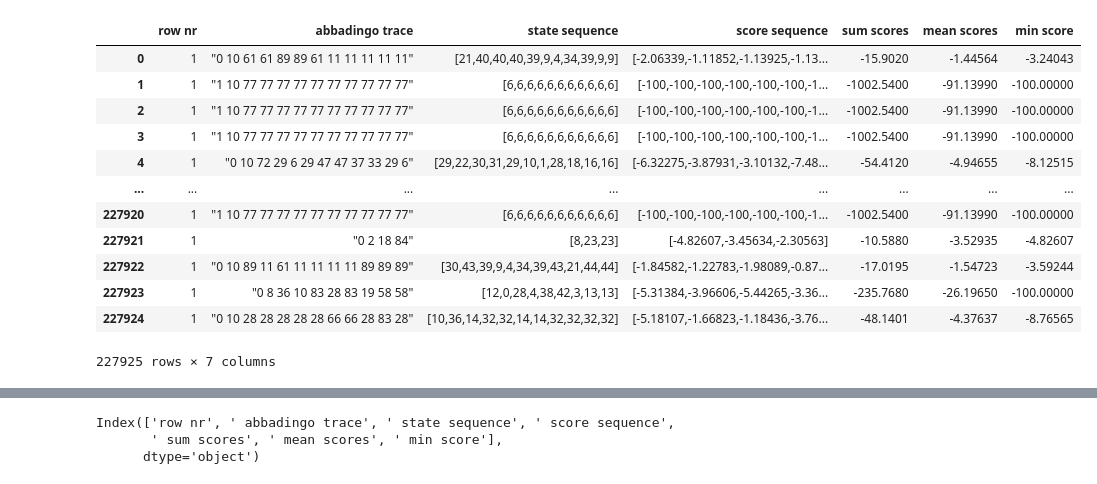
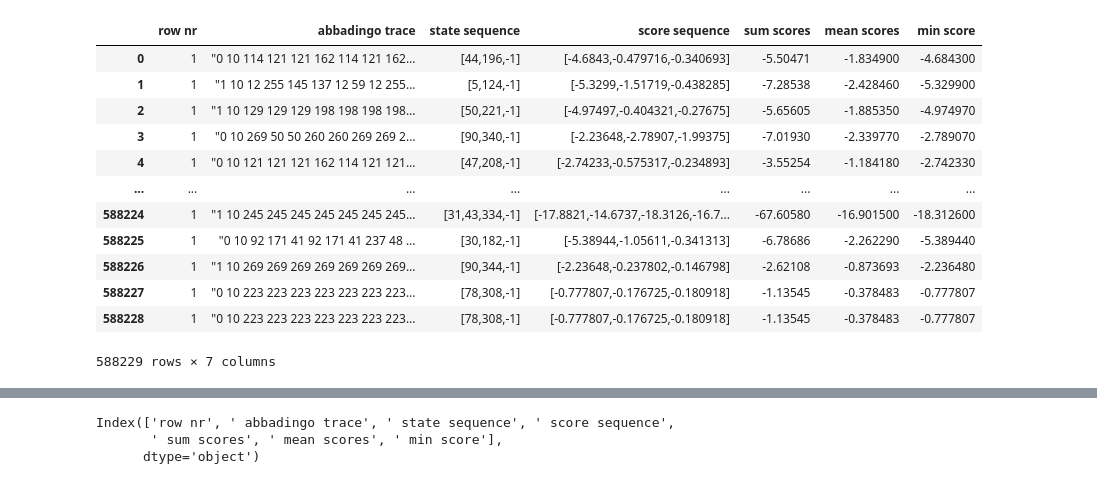
Before and after one commit to tudelft-cda-lab/FlexFringe, a Jupyter notebook: data/active_learning/test_nn_queries/BGL_network/evaluate_distilled_model_results.ipynb, the cells around one changed output, grey strips where cells are left out. Cells and saved outputs as stored; diff of their text form; code cells hidden in the pictures.

```diff
--- a/data/active_learning/test_nn_queries/BGL_network/evaluate_distilled_model_results.ipynb
+++ b/data/active_learning/test_nn_queries/BGL_network/evaluate_distilled_model_results.ipynb
@@ -25,26 +24,26 @@ X_test.dat                            y_test.txt
 # %%
 import pandas as pd
 import pickle as pk
 
 label_file = "data/y_test.txt"
-results_file = "nn_connector_model.py.ff.final.json.result"
+results_file = "model.3.after_refs.json.result"
 
 df = pd.read_csv(results_file, delimiter=";")
 df
 # %% [output]
 |  | row nr | abbadingo trace | state sequence | score sequence | sum scores | mean scores | min score |
-| 0 | 1 | "0 10 61 61 89 89 61 11 11 11 11 11" | [21,40,40,40,39,9,4,34,39,9,9] | [-2.06339,-1.11852,-1.13925,-1.13... | -15.9020 | -1.44564 | -3.24043 |
-| 1 | 1 | "1 10 77 77 77 77 77 77 77 77 77 77" | [6,6,6,6,6,6,6,6,6,6,6] | [-100,-100,-100,-100,-100,-100,-1... | -1002.5400 | -91.13990 | -100.00000 |
-| 2 | 1 | "1 10 77 77 77 77 77 77 77 77 77 77" | [6,6,6,6,6,6,6,6,6,6,6] | [-100,-100,-100,-100,-100,-100,-1... | -1002.5400 | -91.13990 | -100.00000 |
-| 3 | 1 | "1 10 77 77 77 77 77 77 77 77 77 77" | [6,6,6,6,6,6,6,6,6,6,6] | [-100,-100,-100,-100,-100,-100,-1... | -1002.5400 | -91.13990 | -100.00000 |
-| 4 | 1 | "0 10 72 29 6 29 47 47 37 33 29 6" | [29,22,30,31,29,10,1,28,18,16,16] | [-6.32275,-3.87931,-3.10132,-7.48... | -54.4120 | -4.94655 | -8.12515 |
+| 0 | 1 | "0 10 114 121 121 162 114 121 162... | [44,196,-1] | [-4.6843,-0.479716,-0.340693] | -5.50471 | -1.834900 | -4.684300 |
+| 1 | 1 | "1 10 12 255 145 137 12 59 12 255... | [5,124,-1] | [-5.3299,-1.51719,-0.438285] | -7.28538 | -2.428460 | -5.329900 |
+| 2 | 1 | "1 10 129 129 129 198 198 198 198... | [50,221,-1] | [-4.97497,-0.404321,-0.27675] | -5.65605 | -1.885350 | -4.974970 |
+| 3 | 1 | "0 10 269 50 50 260 260 269 269 2... | [90,340,-1] | [-2.23648,-2.78907,-1.99375] | -7.01930 | -2.339770 | -2.789070 |
+| 4 | 1 | "0 10 121 121 121 162 114 121 121... | [47,208,-1] | [-2.74233,-0.575317,-0.234893] | -3.55254 | -1.184180 | -2.742330 |
 | ... | ... | ... | ... | ... | ... | ... | ... |
-| 227920 | 1 | "1 10 77 77 77 77 77 77 77 77 77 77" | [6,6,6,6,6,6,6,6,6,6,6] | [-100,-100,-100,-100,-100,-100,-1... | -1002.5400 | -91.13990 | -100.00000 |
-| 227921 | 1 | "0 2 18 84" | [8,23,23] | [-4.82607,-3.45634,-2.30563] | -10.5880 | -3.52935 | -4.82607 |
-| 227922 | 1 | "0 10 89 11 61 11 11 11 11 89 89 89" | [30,43,39,9,4,34,39,43,21,44,44] | [-1.84582,-1.22783,-1.98089,-0.87... | -17.0195 | -1.54723 | -3.59244 |
-| 227923 | 1 | "0 8 36 10 83 28 83 19 58 58" | [12,0,28,4,38,42,3,13,13] | [-5.31384,-3.96606,-5.44265,-3.36... | -235.7680 | -26.19650 | -100.00000 |
-| 227924 | 1 | "0 10 28 28 28 28 28 66 66 28 83 28" | [10,36,14,32,32,14,14,32,32,32,32] | [-5.18107,-1.66823,-1.18436,-3.76... | -48.1401 | -4.37637 | -8.76565 |
+| 588224 | 1 | "1 10 245 245 245 245 245 245 245... | [31,43,334,-1] | [-17.8821,-14.6737,-18.3126,-16.7... | -67.60580 | -16.901500 | -18.312600 |
+| 588225 | 1 | "0 10 92 171 41 92 171 41 237 48 ... | [30,182,-1] | [-5.38944,-1.05611,-0.341313] | -6.78686 | -2.262290 | -5.389440 |
+| 588226 | 1 | "1 10 269 269 269 269 269 269 269... | [90,344,-1] | [-2.23648,-0.237802,-0.146798] | -2.62108 | -0.873693 | -2.236480 |
+| 588227 | 1 | "0 10 223 223 223 223 223 223 223... | [78,308,-1] | [-0.777807,-0.176725,-0.180918] | -1.13545 | -0.378483 | -0.777807 |
+| 588228 | 1 | "0 10 223 223 223 223 223 223 223... | [78,308,-1] | [-0.777807,-0.176725,-0.180918] | -1.13545 | -0.378483 | -0.777807 |
-227925 rows × 7 columns
+588229 rows × 7 columns
 # %%
 y = list()
 with open(label_file, "rt") as inf:
```
Also changed, not shown: parts of 4 cells of this notebook, 21 other files.
